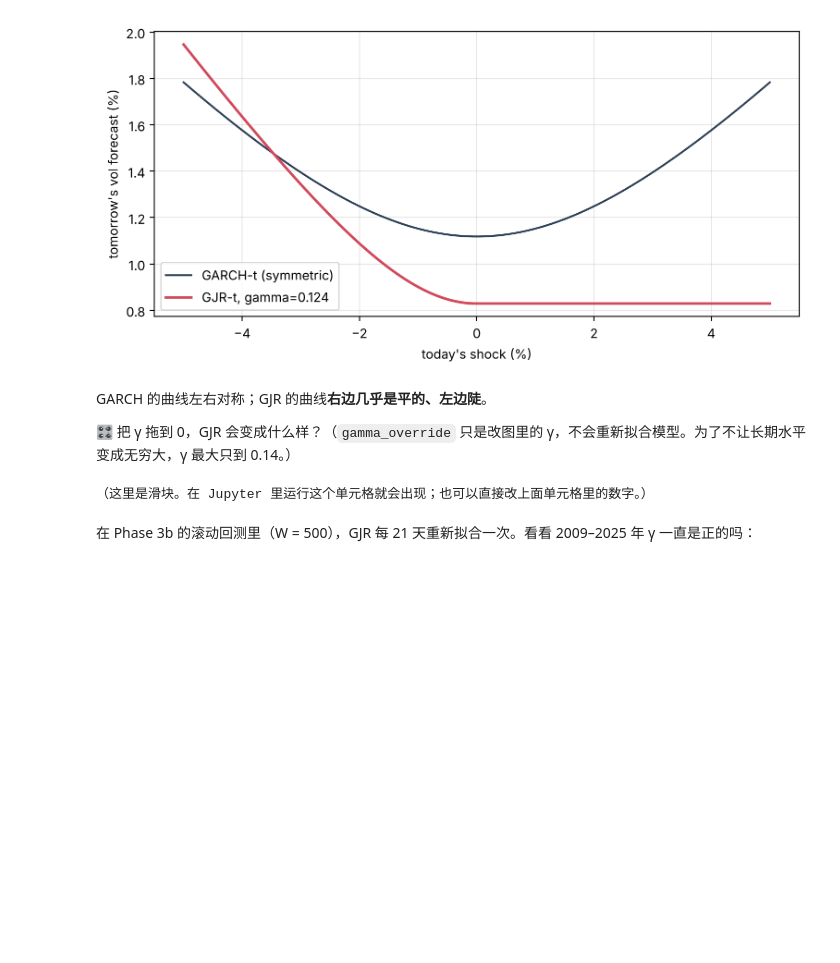
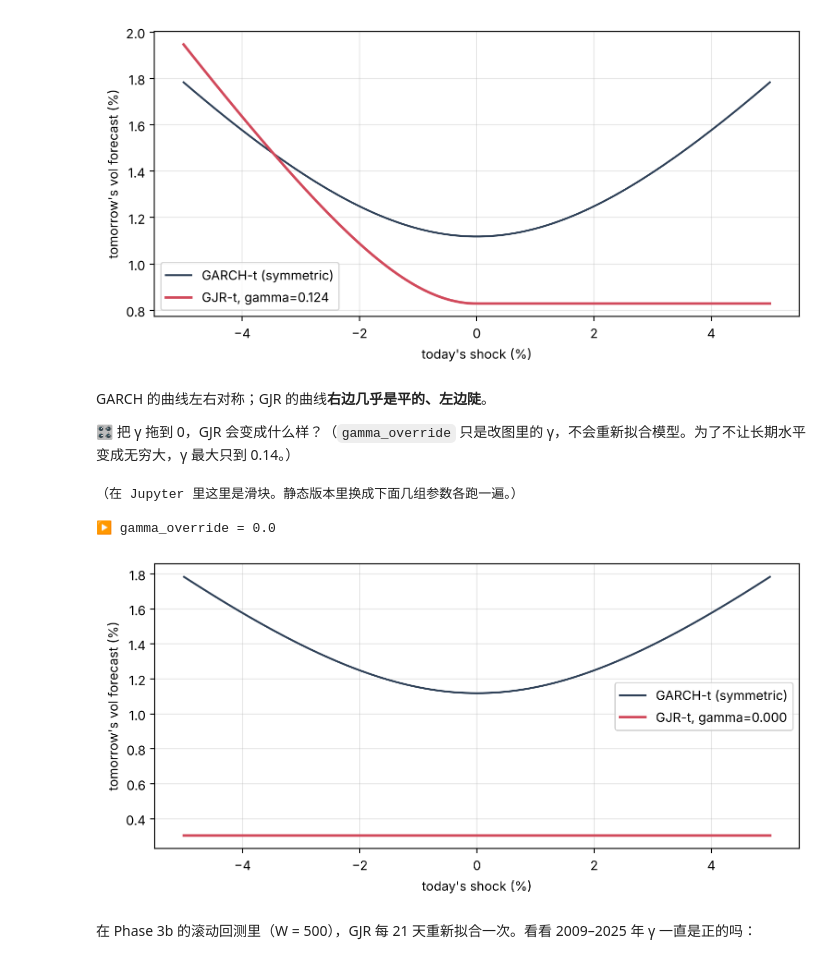
Before and after one commit to JunhaoXiong/Market-Risk-Engine, a Jupyter notebook: learning/03_fhs_gjr.ipynb, the cells around one changed output. Saved outputs shown, nothing was run; the diff lists cells and outputs as text; code cells hidden in the pictures; blank space fills up the shorter version.

```diff
--- a/learning/03_fhs_gjr.ipynb
+++ b/learning/03_fhs_gjr.ipynb
@@ -94,9 +100,13 @@ GARCH 的曲线左右对称；GJR 的曲线**右边几乎是平的、左边陡**
 
 🎛️ 把 γ 拖到 0，GJR 会变成什么样？（`gamma_override` 只是改图里的 γ，不会重新拟合模型。为了不让长期水平变成无穷大，γ 最大只到 0.14。）
 # %%
-play(news_impact, gamma_override=(0.0, 0.14, 0.01))
+play(news_impact, examples=[{"gamma_override": 0.0}],
+     gamma_override=(0.0, 0.14, 0.01))
 # %% [output]
-（这里是滑块。在 Jupyter 里运行这个单元格就会出现；也可以直接改上面单元格里的数字。）
+（在 Jupyter 里这里是滑块。静态版本里换成下面几组参数各跑一遍。）
+
+▶ gamma_override = 0.0
+[figure, added]
 # %% [markdown]
 在 Phase 3b 的滚动回测里（W = 500），GJR 每 21 天重新拟合一次。看看 2009–2025 年 γ 一直是正的吗：
 # %%
```
Also changed, not shown: parts of 3 cells of this notebook, 6 other files.
